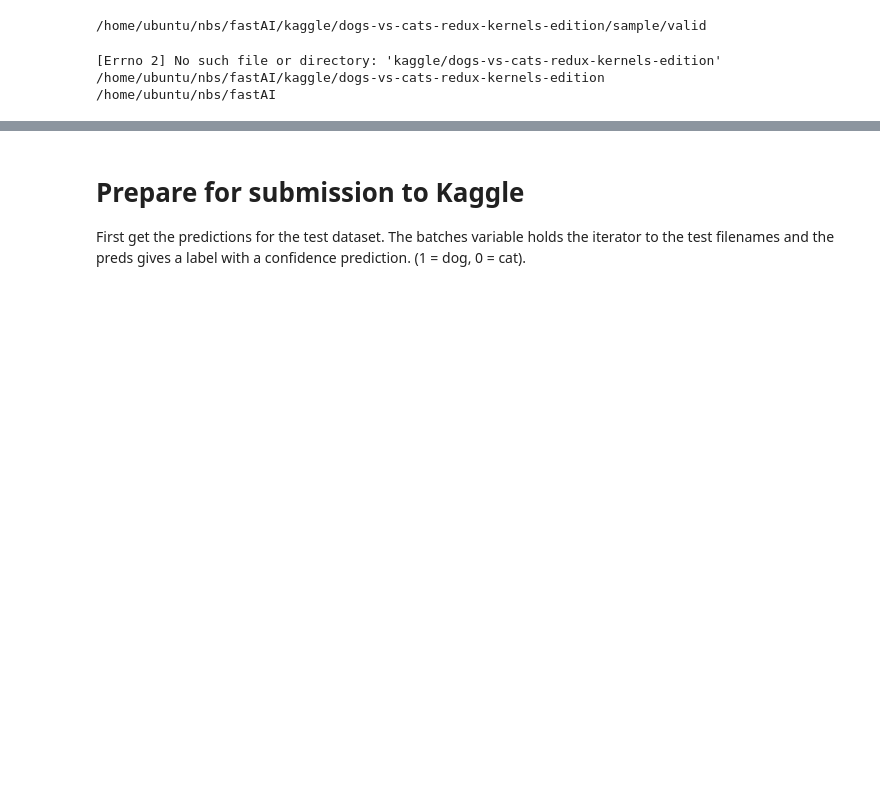
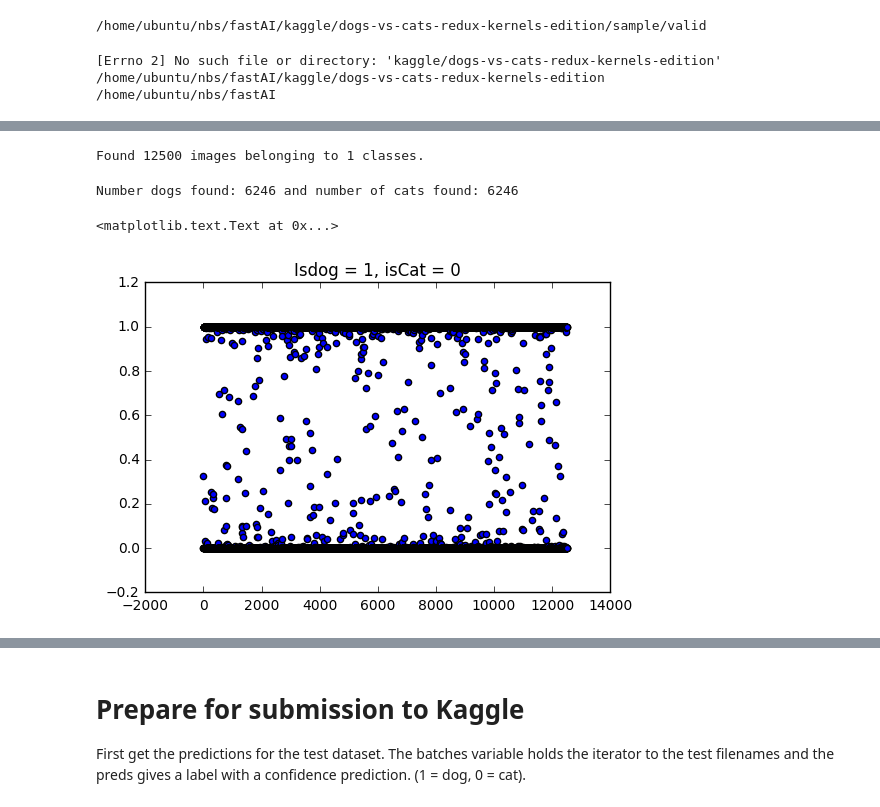
Before and after one commit to Dieleman/fastAI, a Jupyter notebook: Cats vs Dogs lesson 1.ipynb, the cells around one changed output, grey strips where cells are left out. Saved outputs shown, nothing was run; the diff lists cells and outputs as text; code cells hidden in the pictures; blank space fills up the shorter version.

```diff
--- a/Cats vs Dogs lesson 1.ipynb
+++ b/Cats vs Dogs lesson 1.ipynb
@@ -170,0 +159,11 @@ plots(img,titles=labels)
+# %%
+#Batch size depends on the memory available
+batch_size = 32
+
+#First the training set
+batches = vgg.get_batches(dataPath +'/train', batch_size=batch_size)
+
+#Then the validation set
+val_batches = vgg.get_batches(dataPath +'/valid', batch_size=batch_size*2)
+
+#test_batches = vgg.get_batches(test, batch_size=batch_size)
@@ -170,0 +192,7 @@ plots(img,titles=labels)
+# %%
+
+currentLearningRate = vgg.model.optimizer.lr.get_value()
+print(currentLearningRate)
+vgg.model.optimizer.lr.set_value(currentLearningRate * 0.1)
+currentLearningRate = vgg.model.optimizer.lr.get_value()
+print(currentLearningRate)
@@ -170,0 +213,4 @@ plots(img,titles=labels)
+# %%
+batches, preds = vgg.test(dataPath + "/test",batch_size=64)
+# %% [output]
+Found 12500 images belonging to 1 classes.
@@ -170,0 +226,12 @@ plots(img,titles=labels)
+# %%
+isDog = preds[:,1]
+# %%
+print("Number dogs found: %i and number of cats found: %i" % (len(isDog[isDog < 0.5]), len(isDog[isDog <= 0.5])))
+# %% [output]
+Number dogs found: 6246 and number of cats found: 6246
+# %%
+plt.scatter(range(0,len(isDog)),isDog)
+plt.title("Isdog = 1, isCat = 0")
+# %% [output]
+<matplotlib.text.Text at 0x...>
+[figure, added]
```
Also changed, not shown: parts of 53 cells of this notebook.
